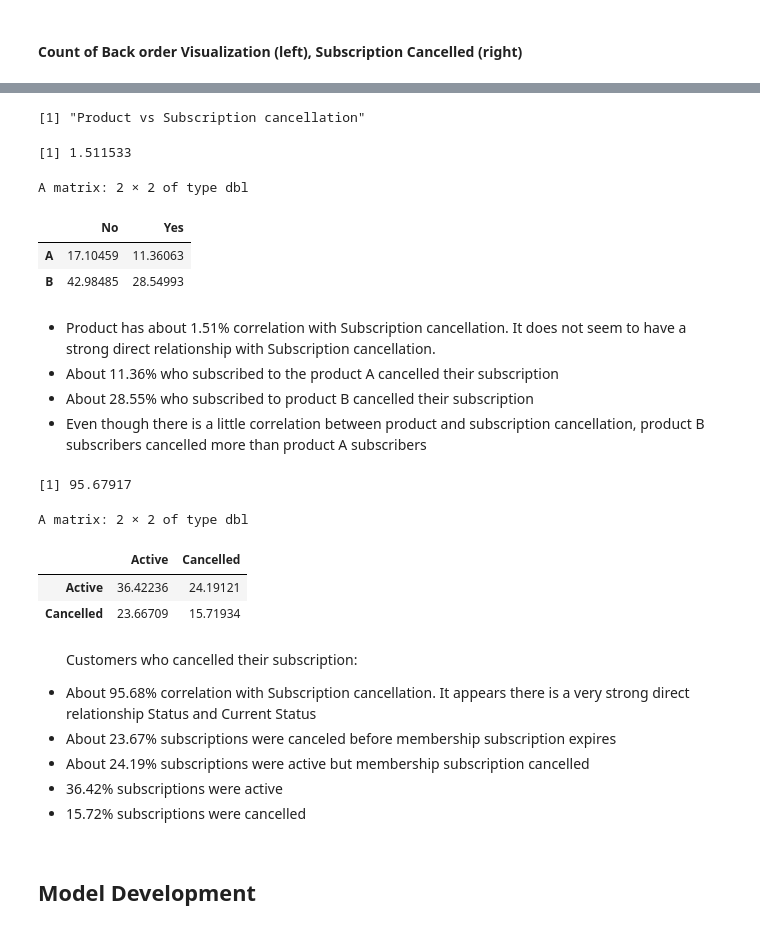
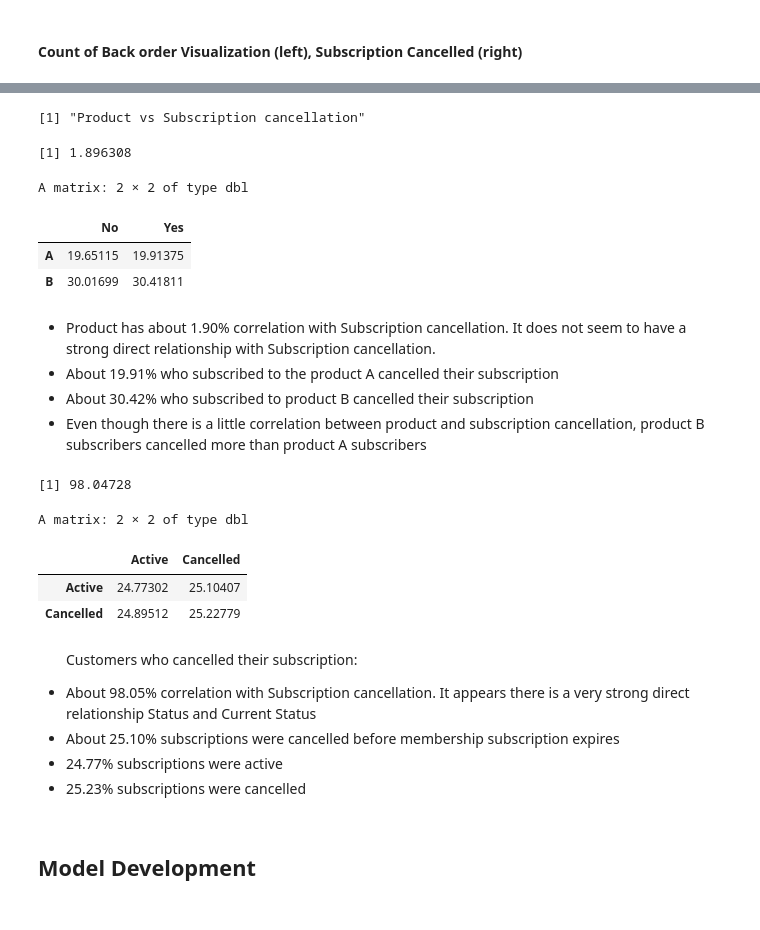
Before and after one commit to almedida/new_analysis_pendulum, a Jupyter notebook: new_analysis_pendulum.ipynb, the cells around one changed output, grey strips where cells are left out. Saved outputs shown, nothing was run; the diff lists cells and outputs as text; code cells hidden in the pictures.

```diff
--- a/new_analysis_pendulum.ipynb
+++ b/new_analysis_pendulum.ipynb
@@ -996,3 +1007,6 @@ new_data2_df <- new_data_df %>%
 dim(new_data2_df) #check the shape of new data
 # %% [output]
 [1] 35106    21
+# %%
+unique_data <- new_data2_df[!duplicated(new_data2_df[ , c("Subscription_id")]),]
+dim(unique_data)
@@ -1003,10 +1020,10 @@ dim(new_data2_df) #check the shape of new data
 # %%
 #create back-order variable
-new_data2_df$Back_order_days <- difftime(new_data2_df$Fulfillment_date, new_data2_df$Created_date, units = "days")
+unique_data$Back_order_days <- difftime(unique_data$Fulfillment_date, unique_data$Created_date, units = "days")
 # %%
-new_data2_df <- new_data2_df %>%
+unique_data <- unique_data %>%
     mutate(Back_order_status =ifelse(Back_order_days>10, "Yes","No"))
-head(new_data2_df, 2)
+head(unique_data, 2)
 # %% [output]
 A data.frame: 2 × 23
 |  | Product | Subscription_id | Created_at | Cancelled_at | Updated_at | Status | Current_status | ... |
@@ -1069,44 +1086,43 @@ A matrix: 2 × 2 of type dbl
     </ul>
 # %%
 print("Product vs Subscription cancellation")
-(UncertCoef(new_data2_df$Product, new_data2_df$Subscription_cancelled, direction="symmetric"))*100
+(UncertCoef(unique_data$Product, unique_data$Subscription_cancelled, direction="symmetric"))*100
 
-psc = chisq.test(new_data2_df$Product, new_data2_df$Subscription_cancelled)
+psc = chisq.test(unique_data$Product, unique_data$Subscription_cancelled)
 
 prop.table(psc$expected)*100
 # %% [output]
 [1] "Product vs Subscription cancellation"
-[1] 1.511533
+[1] 1.896308
 A matrix: 2 × 2 of type dbl
 |  | No | Yes |
-| A | 17.10459 | 11.36063 |
-| B | 42.98485 | 28.54993 |
+| A | 19.65115 | 19.91375 |
+| B | 30.01699 | 30.41811 |
 # %% [markdown]
 <ul>
-    <li>Product has about 1.51% correlation with Subscription cancellation. It does not seem to have a strong direct relationship with Subscription cancellation.</li>
-    <li>About 11.36% who subscribed to the product A cancelled their subscription </li>
-    <li>About 28.55% who subscribed to product B cancelled their subscription</li>
+    <li>Product has about 1.90% correlation with Subscription cancellation. It does not seem to have a strong direct relationship with Subscription cancellation.</li>
+    <li>About 19.91% who subscribed to the product A cancelled their subscription </li>
+    <li>About 30.42% who subscribed to product B cancelled their subscription</li>
     <li>Even though there is a little correlation between product and subscription cancellation, product B subscribers cancelled more than product A subscribers</li>
     </ul>
 # %%
 
-(UncertCoef(new_data2_df$Current_status, new_data2_df$Status, direction="symmetric"))*100
-pta = chisq.test(new_data2_df$Current_status, new_data2_df$Status)
+(UncertCoef(unique_data$Current_status, unique_data$Status, direction="symmetric"))*100
+pta = chisq.test(unique_data$Current_status, unique_data$Status)
 
 prop.table(pta$expected)*100
 # %% [output]
-[1] 95.67917
+[1] 98.04728
 A matrix: 2 × 2 of type dbl
 |  | Active | Cancelled |
-| Active | 36.42236 | 24.19121 |
-| Cancelled | 23.66709 | 15.71934 |
+| Active | 24.77302 | 25.10407 |
+| Cancelled | 24.89512 | 25.22779 |
 # %% [markdown]
 <ul> <p>Customers who cancelled their subscription:
-    <li>About 95.68% correlation with Subscription cancellation. It appears there is a very strong direct relationship Status and Current Status</li>
-    <li>About 23.67% subscriptions were canceled before membership subscription expires </li>
-    <li>About 24.19% subscriptions were active but membership subscription cancelled </li>
-    <li>36.42% subscriptions were active</li>
-    <li>15.72% subscriptions were cancelled</li>
+    <li>About 98.05% correlation with Subscription cancellation. It appears there is a very strong direct relationship Status and Current Status</li>
+    <li>About 25.10% subscriptions were cancelled before membership subscription expires </li>
+    <li>24.77% subscriptions were active</li>
+    <li>25.23% subscriptions were cancelled</li>
     </ul>
 # %% [markdown]
 ## Model Development
```
Also changed, not shown: parts of 46 cells of this notebook.
